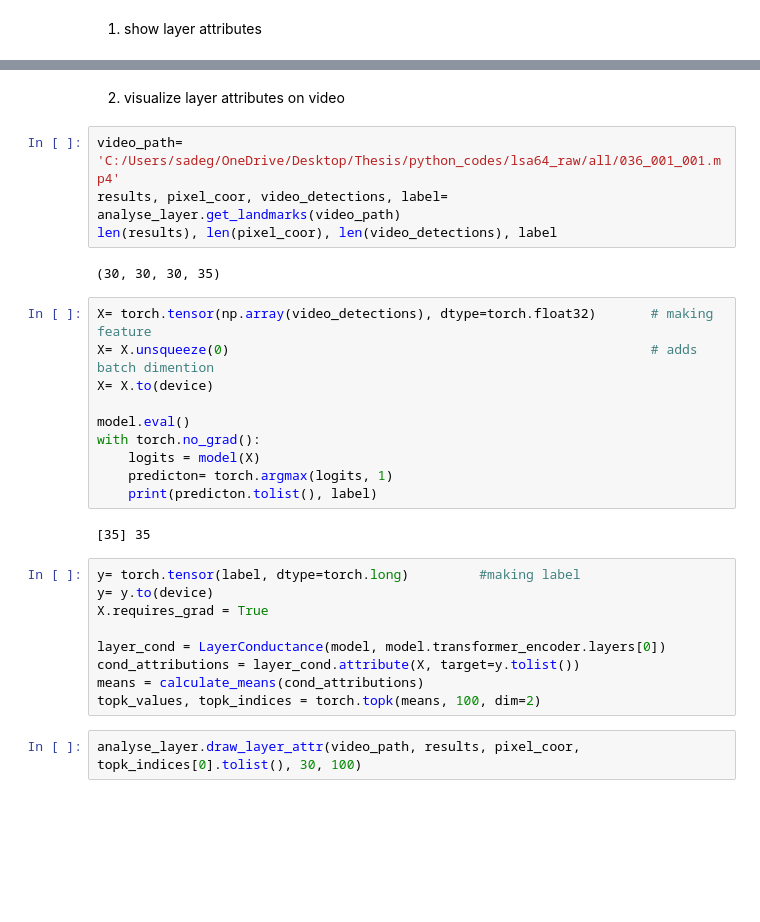
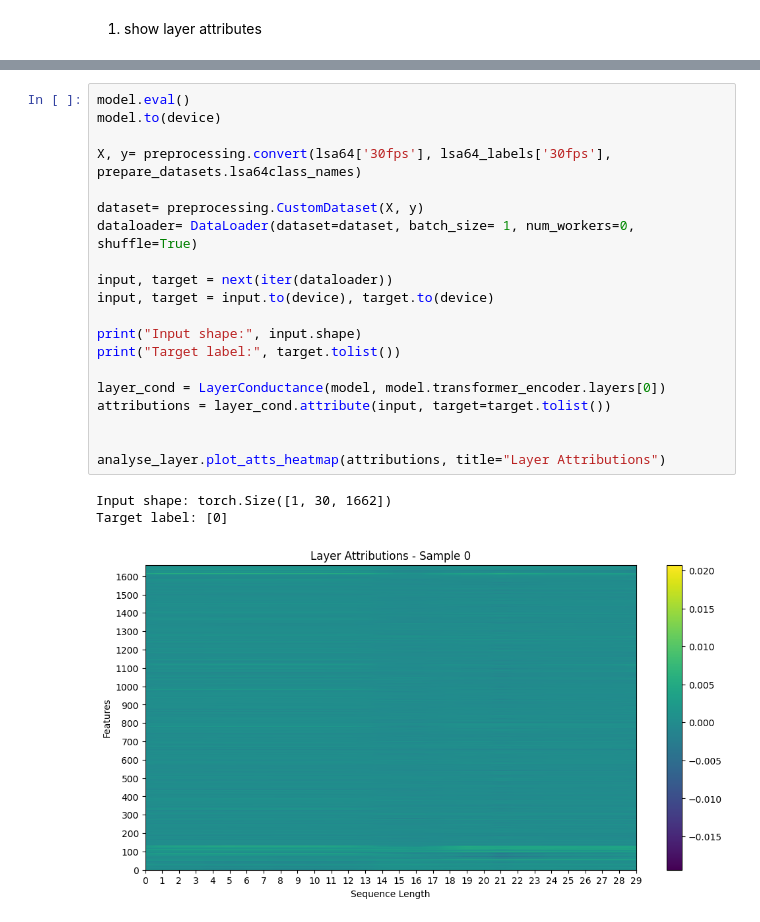
Before and after one commit to SadeghAllahverdi/SignLanguage-project, a Jupyter notebook: SignLanguageProject/notebooks/experiment_lsa64.ipynb, the cells around one changed output, grey strips where cells are left out. Saved outputs shown, nothing was run; the diff lists cells and outputs as text; blank space fills up the shorter version.

```diff
--- a/SignLanguageProject/notebooks/experiment_lsa64.ipynb
+++ b/SignLanguageProject/notebooks/experiment_lsa64.ipynb
@@ -324,31 +264,24 @@ Target label: [35]
-# %% [markdown]
-2. visualize layer attributes on video
-# %%
-video_path= 'C:/Users/sadeg/OneDrive/Desktop/Thesis/python_codes/lsa64_raw/all/036_001_001.mp4'
-results, pixel_coor, video_detections, label= analyse_layer.get_landmarks(video_path)
-len(results), len(pixel_coor), len(video_detections), label
-# %% [output]
-(30, 30, 30, 35)
-# %%
-X= torch.tensor(np.array(video_detections), dtype=torch.float32)       # making feature
-X= X.unsqueeze(0)                                                      # adds batch dimention
-X= X.to(device)
-
-model.eval()
-with torch.no_grad():
-    logits = model(X)
-    predicton= torch.argmax(logits, 1)
-    print(predicton.tolist(), label)
-# %% [output]
-[35] 35
-# %%
-y= torch.tensor(label, dtype=torch.long)         #making label
-y= y.to(device)
-X.requires_grad = True
-
-layer_cond = LayerConductance(model, model.transformer_encoder.layers[0])
-cond_attributions = layer_cond.attribute(X, target=y.tolist())
-means = calculate_means(cond_attributions)
-topk_values, topk_indices = torch.topk(means, 100, dim=2)
-# %%
-analyse_layer.draw_layer_attr(video_path, results, pixel_coor, topk_indices[0].tolist(), 30, 100)
+# %%
+model.eval()
+model.to(device)
+
+X, y= preprocessing.convert(lsa64['30fps'], lsa64_labels['30fps'], prepare_datasets.lsa64class_names)
+
+dataset= preprocessing.CustomDataset(X, y)
+dataloader= DataLoader(dataset=dataset, batch_size= 1, num_workers=0, shuffle=True)
+
+input, target = next(iter(dataloader))
+input, target = input.to(device), target.to(device)
+
+print("Input shape:", input.shape)
+print("Target label:", target.tolist())
+
+layer_cond = LayerConductance(model, model.transformer_encoder.layers[0])
+attributions = layer_cond.attribute(input, target=target.tolist())
+
+
+analyse_layer.plot_atts_heatmap(attributions, title="Layer Attributions")
+# %% [output]
+Input shape: torch.Size([1, 30, 1662])
+Target label: [0]
+[figure, added]
```
Also changed, not shown: parts of 18 cells of this notebook, 1 other file.
